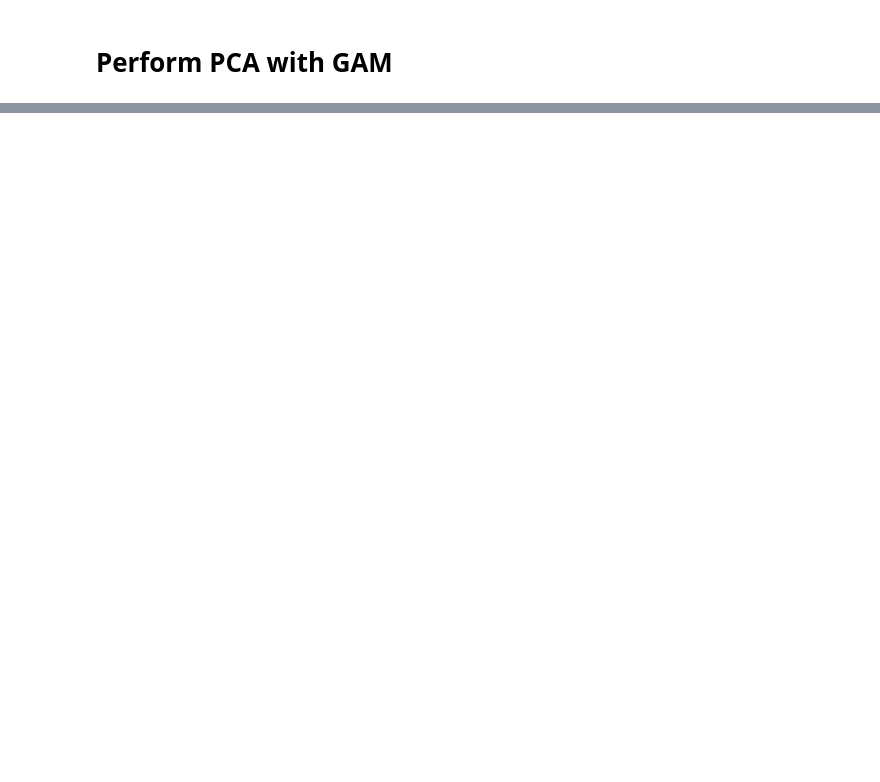
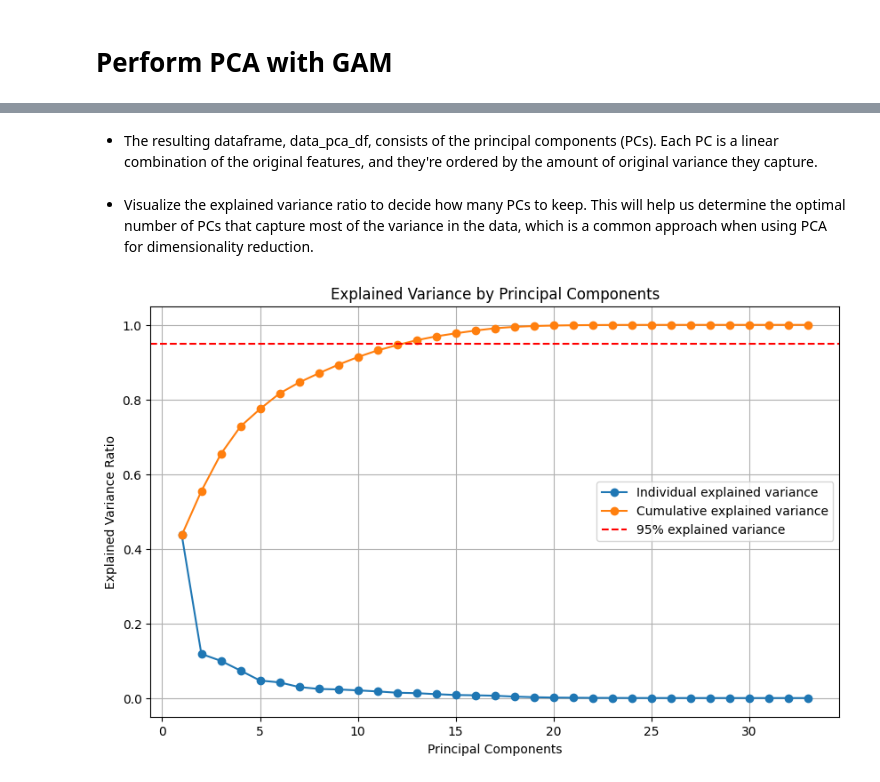
Before and after one commit to narslab/msa-emission-typologies, a Jupyter notebook: bin/jupyter/Congestion-exploration-19-(MM).ipynb, the cells around one changed output, grey strips where cells are left out. Saved outputs shown, nothing was run; the diff lists cells and outputs as text; code cells hidden in the pictures; blank space fills up the shorter version.

```diff
--- a/bin/jupyter/Congestion-exploration-19-(MM).ipynb
+++ b/bin/jupyter/Congestion-exploration-19-(MM).ipynb
@@ -55,0 +117,39 @@ data = df.copy()
+# %% [markdown]
+- The resulting dataframe, data_pca_df, consists of the principal components (PCs). Each PC is a linear combination of the original features, and they're ordered by the amount of original variance they capture.
+# %% [markdown]
+- Visualize the explained variance ratio to decide how many PCs to keep. This will help us determine the optimal number of PCs that capture most of the variance in the data, which is a common approach when using PCA for dimensionality reduction.
+# %%
+import matplotlib.pyplot as plt
+
+# Calculate explained variance
+explained_variance = pca.explained_variance_ratio_
+
+# Calculate cumulative explained variance
+cumulative_explained_variance = np.cumsum(explained_variance)
+
+# Create a figure
+fig, ax = plt.subplots(figsize=(10, 6))
+
+# Plot the explained variance
+ax.plot(range(1, len(explained_variance) + 1), explained_variance, marker='o', label='Individual explained variance')
+
+# Plot the cumulative explained variance
+ax.plot(range(1, len(explained_variance) + 1), cumulative_explained_variance, marker='o', label='Cumulative explained variance')
+
+# Add a horizontal line at y=0.95
+ax.axhline(y=0.95, color='r', linestyle='--', label='95% explained variance')
+
+# Add labels and title
+ax.set_ylabel('Explained Variance Ratio')
+ax.set_xlabel('Principal Components')
+ax.set_title('Explained Variance by Principal Components')
+
+# Add legend
+ax.legend()
+# add grid
+ax.grid()
+
+# Show the plot
+plt.show()
+# %% [output]
+[figure, added]
```
Also changed, not shown: parts of 22 cells of this notebook, 3 other files.
